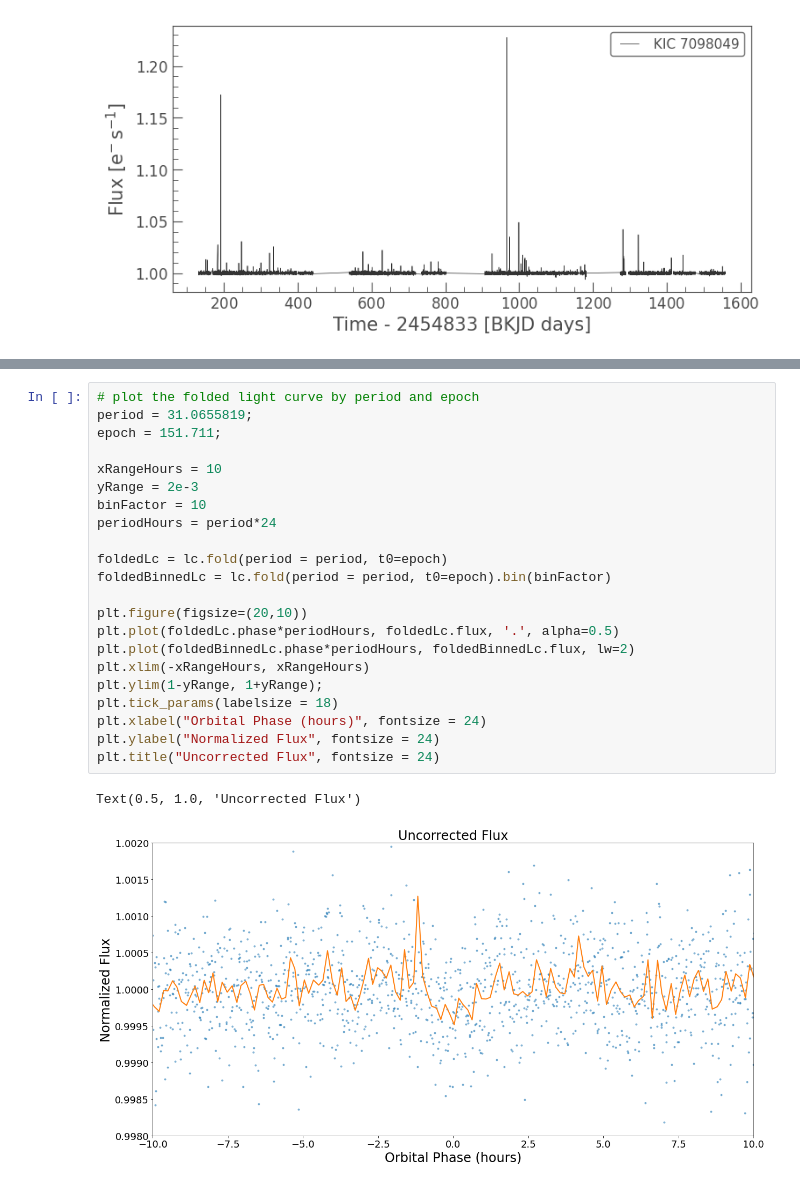
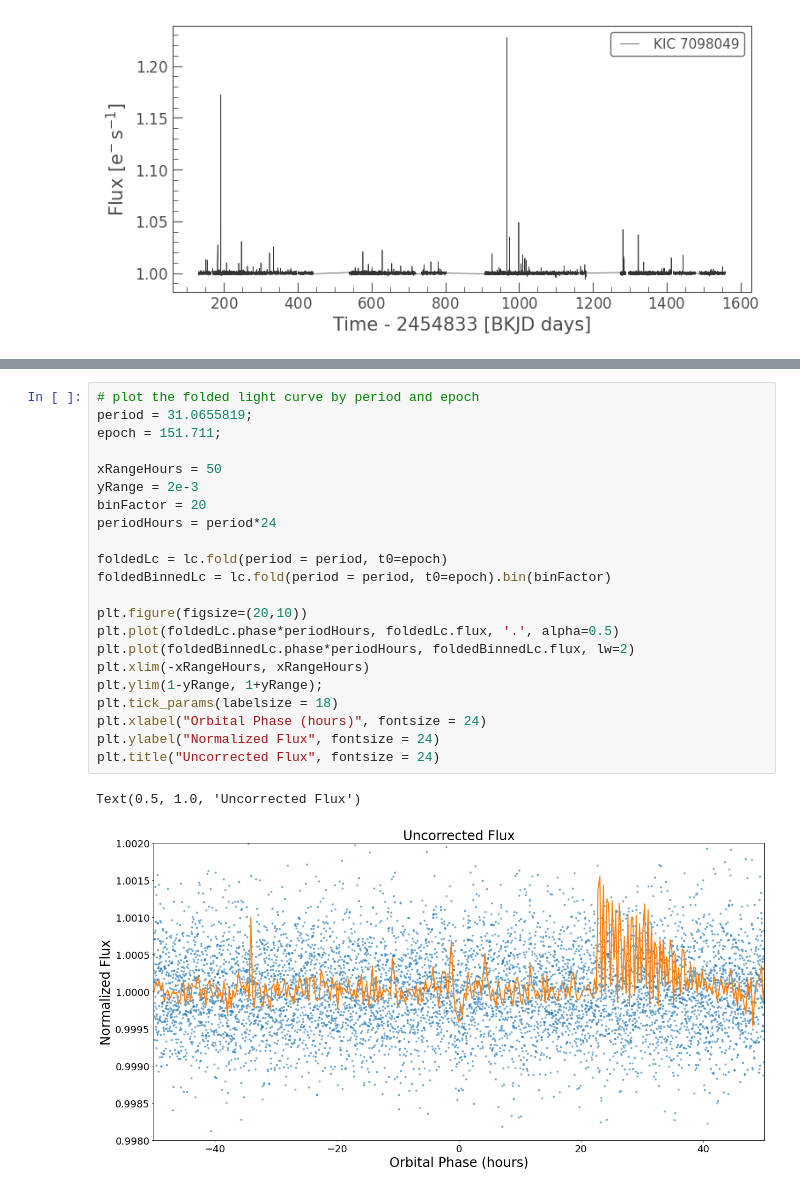
Before and after one commit to stevepur/falsePositiveTableAnalysis, a Jupyter notebook: TCE7098049-01.ipynb, the cells around one changed output, grey strips where cells are left out. Cells and saved outputs as stored; diff of their text form.

```diff
--- a/TCE7098049-01.ipynb
+++ b/TCE7098049-01.ipynb
@@ -74,28 +74,28 @@ corr_lc.plot();
 # %%
 # plot the folded light curve by period and epoch
 period = 31.0655819;
 epoch = 151.711;
 
-xRangeHours = 10
+xRangeHours = 50
 yRange = 2e-3
-binFactor = 10
+binFactor = 20
 periodHours = period*24
 
 foldedLc = lc.fold(period = period, t0=epoch)
 foldedBinnedLc = lc.fold(period = period, t0=epoch).bin(binFactor)
 
 plt.figure(figsize=(20,10))
 plt.plot(foldedLc.phase*periodHours, foldedLc.flux, '.', alpha=0.5)
 plt.plot(foldedBinnedLc.phase*periodHours, foldedBinnedLc.flux, lw=2)
 plt.xlim(-xRangeHours, xRangeHours)
 plt.ylim(1-yRange, 1+yRange);
 plt.tick_params(labelsize = 18)
 plt.xlabel("Orbital Phase (hours)", fontsize = 24)
 plt.ylabel("Normalized Flux", fontsize = 24)
 plt.title("Uncorrected Flux", fontsize = 24)
 # %% [output]
 Text(0.5, 1.0, 'Uncorrected Flux')
-[figure, old version]
+[figure, new version]
 # %%
 foldedCorrectedLc = corr_lc.fold(period = period, t0=epoch)
 foldedBinnedCorrectedLc = corr_lc.fold(period = period, t0=epoch).bin(binFactor).remove_outliers()
```
Also changed, not shown: parts of 4 cells of this notebook.
